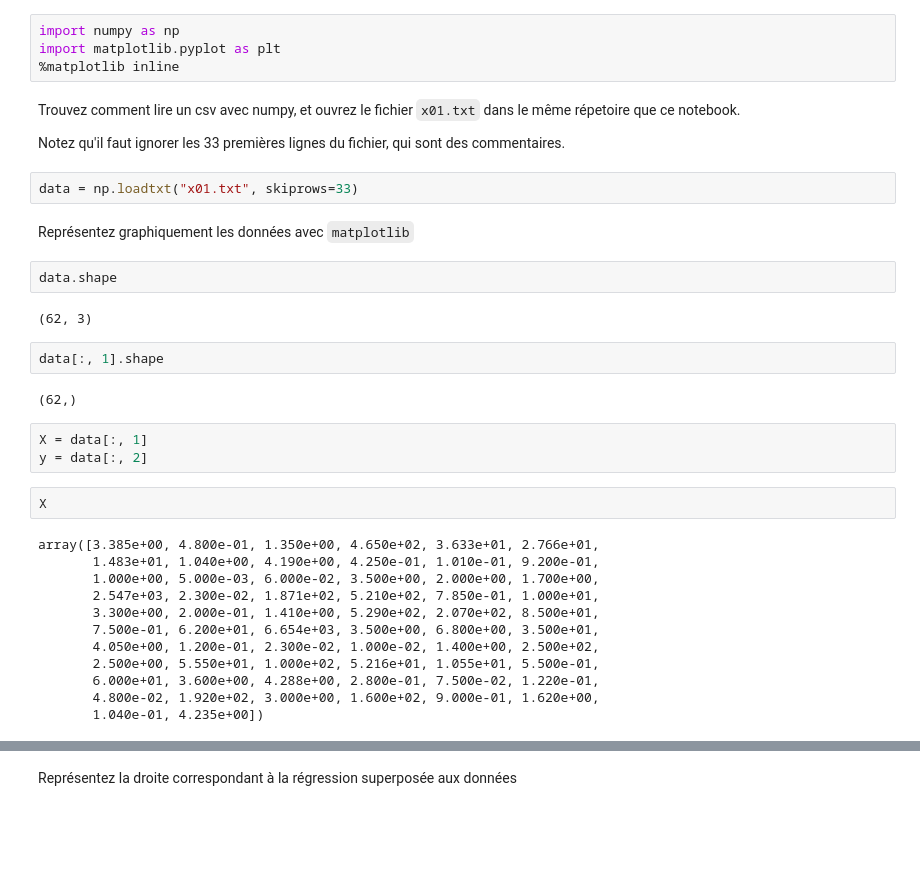
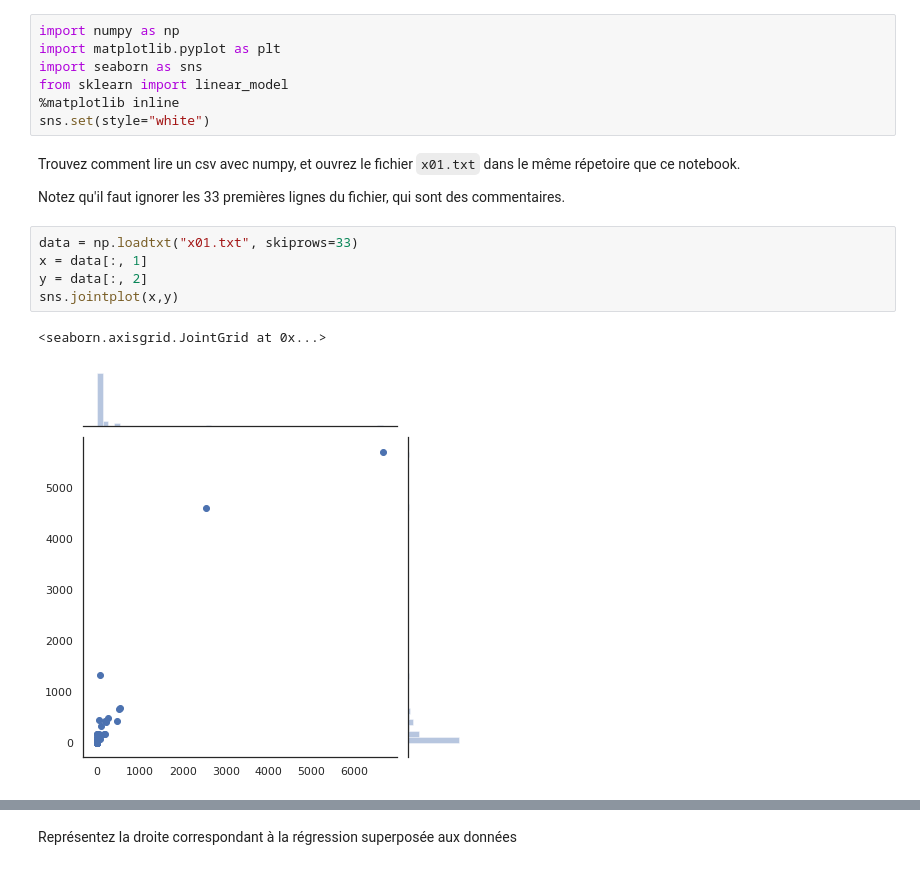
Before and after one commit to QuentinN42/villebon-charpak-5.2, a Jupyter notebook: Chp3/Exercice_pratique_regression.ipynb, the cells around one changed output, grey strips where cells are left out. Saved outputs shown, nothing was run; the diff lists cells and outputs as text; blank space fills up the shorter version.

```diff
--- a/Chp3/Exercice_pratique_regression.ipynb
+++ b/Chp3/Exercice_pratique_regression.ipynb
@@ -26,37 +26,19 @@ Nous avons introduit le coefficient R2, qui est un outil de diagnostique de la r
 # %%
 import numpy as np
 import matplotlib.pyplot as plt
+import seaborn as sns
+from sklearn import linear_model
 %matplotlib inline
+sns.set(style="white")
 # %% [markdown]
 Trouvez comment lire un csv avec numpy, et ouvrez le fichier `x01.txt` dans le même répetoire que ce notebook.
 
 Notez qu'il faut ignorer les 33 premières lignes du fichier, qui sont des commentaires.
 # %%
 data = np.loadtxt("x01.txt", skiprows=33)
+x = data[:, 1]
+y = data[:, 2]
+sns.jointplot(x,y)
+# %% [output]
+<seaborn.axisgrid.JointGrid at 0x...>
+[figure, added]
-# %% [markdown]
-Représentez graphiquement les données avec `matplotlib`
-# %%
-data.shape
-# %% [output]
-(62, 3)
-# %%
-data[:, 1].shape
-# %% [output]
-(62,)
-# %%
-X = data[:, 1]
-y = data[:, 2]
-# %%
-X
-# %% [output]
-array([3.385e+00, 4.800e-01, 1.350e+00, 4.650e+02, 3.633e+01, 2.766e+01,
-       1.483e+01, 1.040e+00, 4.190e+00, 4.250e-01, 1.010e-01, 9.200e-01,
-       1.000e+00, 5.000e-03, 6.000e-02, 3.500e+00, 2.000e+00, 1.700e+00,
-       2.547e+03, 2.300e-02, 1.871e+02, 5.210e+02, 7.850e-01, 1.000e+01,
-       3.300e+00, 2.000e-01, 1.410e+00, 5.290e+02, 2.070e+02, 8.500e+01,
-       7.500e-01, 6.200e+01, 6.654e+03, 3.500e+00, 6.800e+00, 3.500e+01,
-       4.050e+00, 1.200e-01, 2.300e-02, 1.000e-02, 1.400e+00, 2.500e+02,
-       2.500e+00, 5.550e+01, 1.000e+02, 5.216e+01, 1.055e+01, 5.500e-01,
-       6.000e+01, 3.600e+00, 4.288e+00, 2.800e-01, 7.500e-02, 1.220e-01,
-       4.800e-02, 1.920e+02, 3.000e+00, 1.600e+02, 9.000e-01, 1.620e+00,
-       1.040e-01, 4.235e+00])
```
Also changed, not shown: parts of 15 cells of this notebook, 1 other file.
